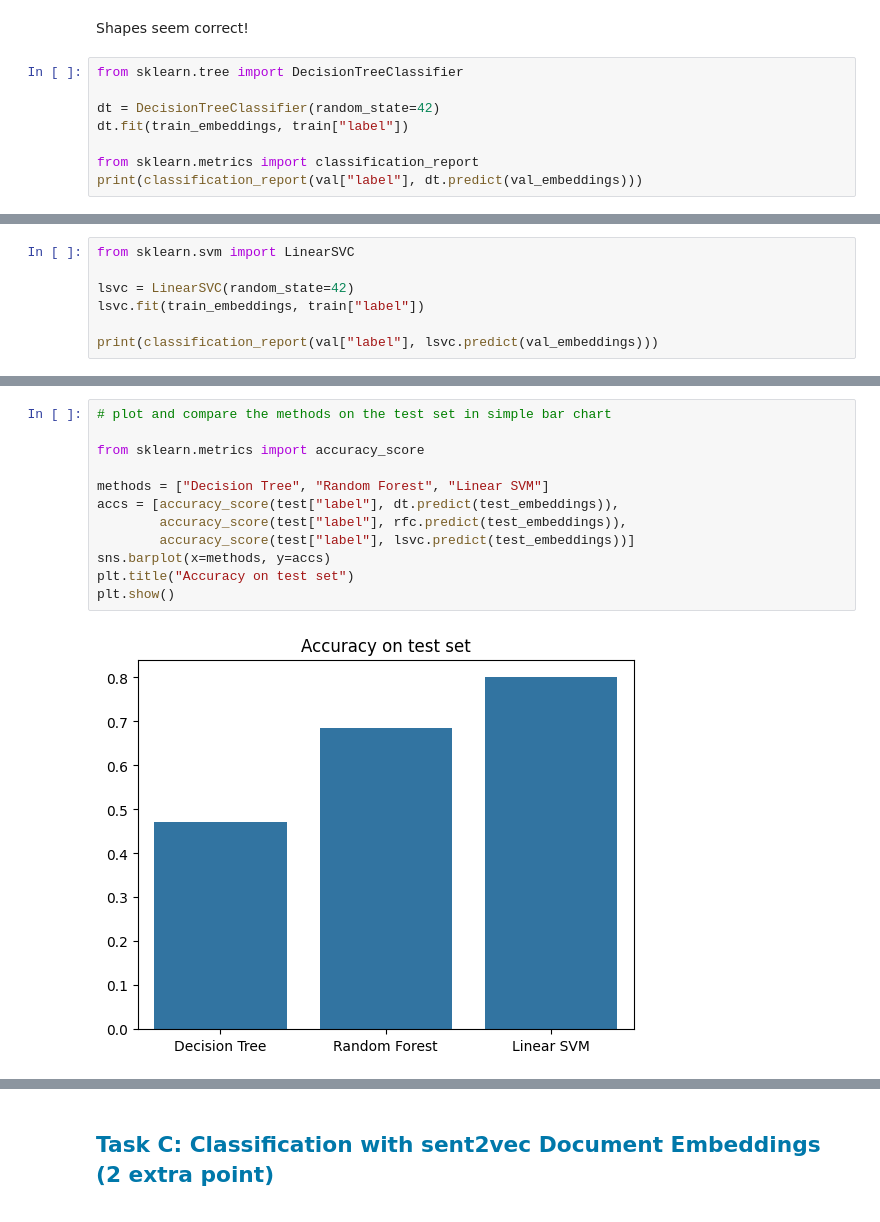
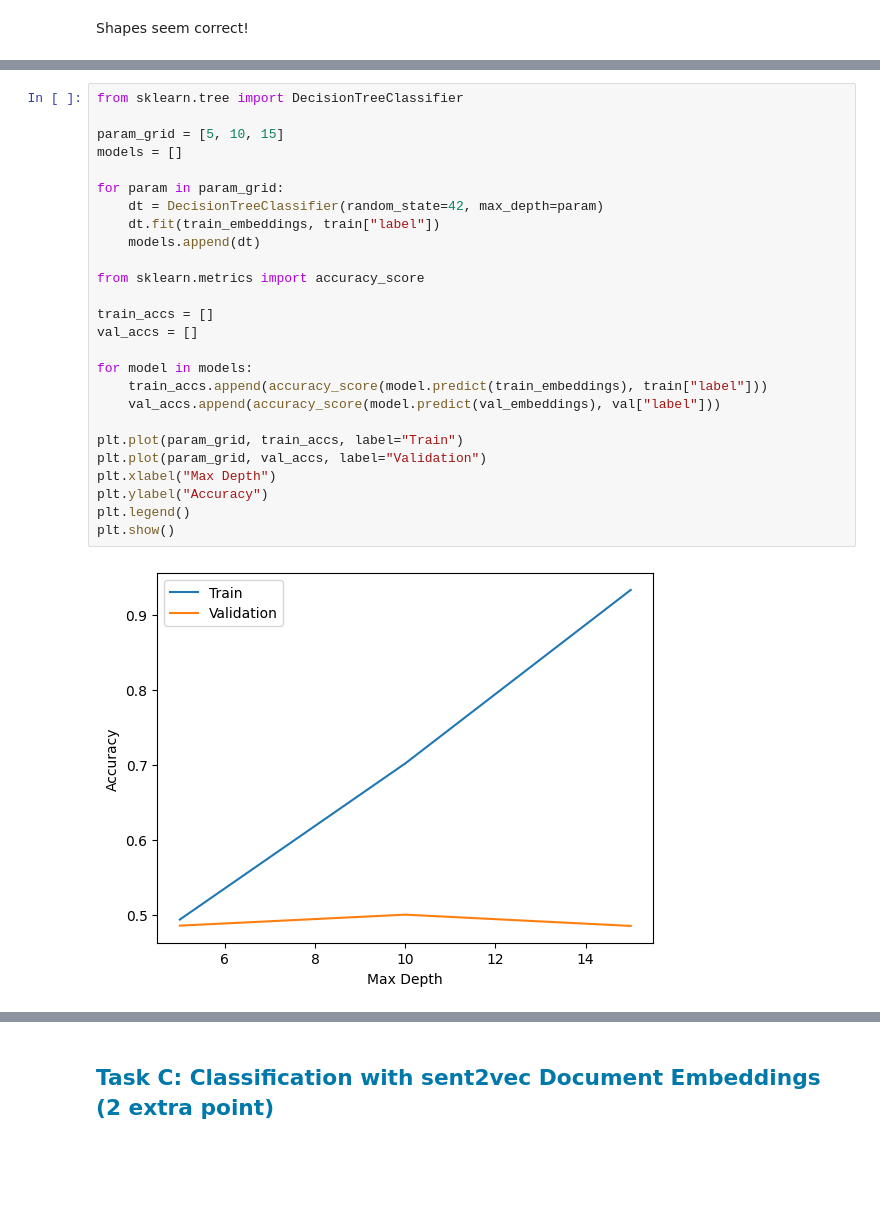
Before and after one commit to th3lias/Natural-Language-Processing, a Jupyter notebook: Assignment 2/Assignment2.ipynb, the cells around one changed output, grey strips where cells are left out. Drawn from its saved outputs; the diff is of its cells as text; blank space fills up the shorter version.

```diff
--- a/Assignment 2/Assignment2.ipynb
+++ b/Assignment 2/Assignment2.ipynb
@@ -494,11 +494,3 @@ print(f"{train_embeddings.shape=}, {val_embeddings.shape=}, {test_embeddings.sha
 train_embeddings.shape=(12110, 300), val_embeddings.shape=(2596, 300), test_embeddings.shape=(2595, 300)
 # %% [markdown]
 Shapes seem correct!
-# %%
-from sklearn.tree import DecisionTreeClassifier
-
-dt = DecisionTreeClassifier(random_state=42)
-dt.fit(train_embeddings, train["label"])
-
-from sklearn.metrics import classification_report
-print(classification_report(val["label"], dt.predict(val_embeddings)))
@@ -550,7 +496,0 @@ weighted avg       0.71      0.68      0.63      2596
-# %%
-from sklearn.svm import LinearSVC
-
-lsvc = LinearSVC(random_state=42)
-lsvc.fit(train_embeddings, train["label"])
-
-print(classification_report(val["label"], lsvc.predict(val_embeddings)))
@@ -576,14 +497,28 @@ weighted avg       0.78      0.80      0.78      2596
-# %%
-# plot and compare the methods on the test set in simple bar chart
-
-from sklearn.metrics import accuracy_score
-
-methods = ["Decision Tree", "Random Forest", "Linear SVM"]
-accs = [accuracy_score(test["label"], dt.predict(test_embeddings)),
-        accuracy_score(test["label"], rfc.predict(test_embeddings)),
-        accuracy_score(test["label"], lsvc.predict(test_embeddings))]
-sns.barplot(x=methods, y=accs)
-plt.title("Accuracy on test set")
-plt.show()
-# %% [output]
-[figure, removed]
+# %%
+from sklearn.tree import DecisionTreeClassifier
+
+param_grid = [5, 10, 15]
+models = []
+
+for param in param_grid:
+    dt = DecisionTreeClassifier(random_state=42, max_depth=param)
+    dt.fit(train_embeddings, train["label"])
+    models.append(dt)
+
+from sklearn.metrics import accuracy_score
+
+train_accs = []
+val_accs = []
+
+for model in models:
+    train_accs.append(accuracy_score(model.predict(train_embeddings), train["label"]))
+    val_accs.append(accuracy_score(model.predict(val_embeddings), val["label"]))
+
+plt.plot(param_grid, train_accs, label="Train")
+plt.plot(param_grid, val_accs, label="Validation")
+plt.xlabel("Max Depth")
+plt.ylabel("Accuracy")
+plt.legend()
+plt.show()
+# %% [output]
+[figure, added]
```
Also changed, not shown: parts of 7 cells of this notebook.
